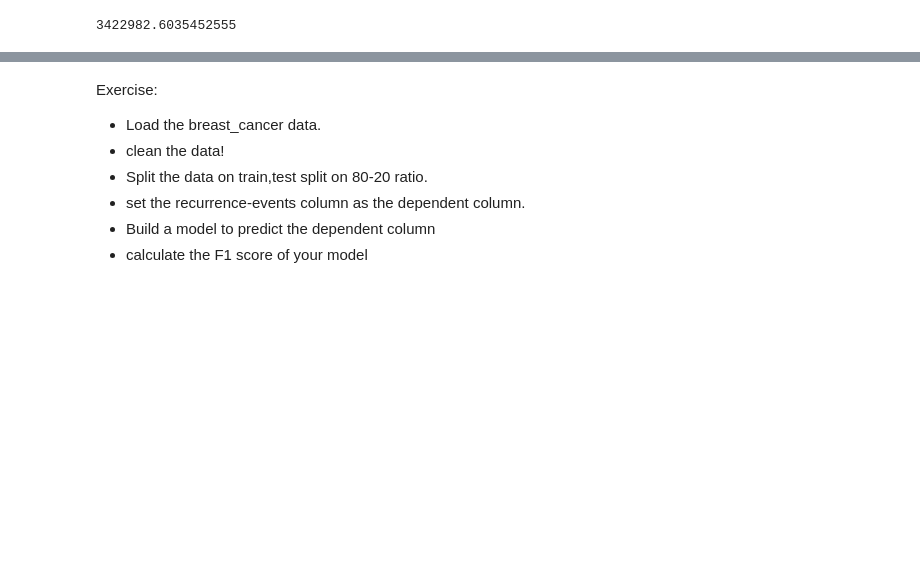
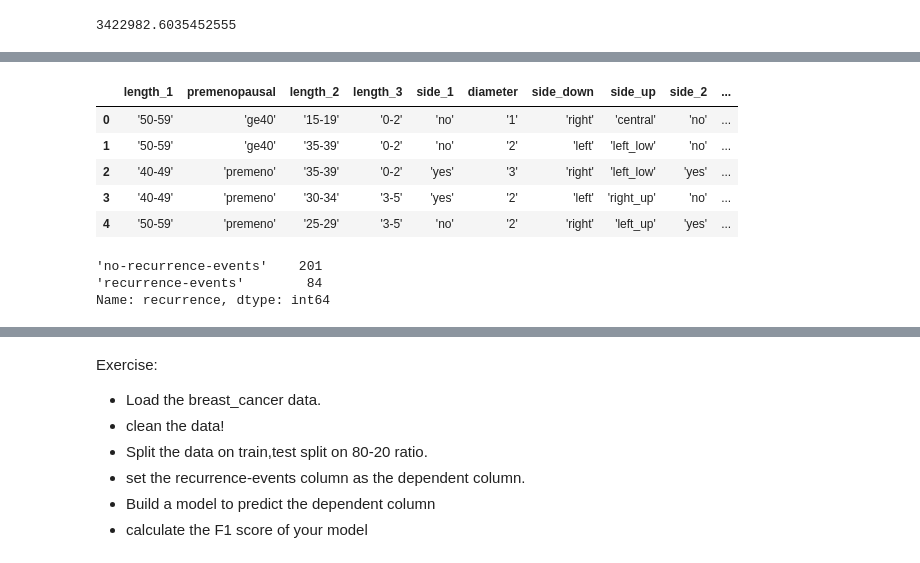
Before and after one commit to samsonafo/Introduction_to_Python, a Jupyter notebook: Introduction to Linear Regression.ipynb, the cells around one changed output, grey strips where cells are left out. Cells and saved outputs as stored; diff of their text form; code cells hidden in the pictures; blank space fills up the shorter version.

```diff
--- a/Introduction to Linear Regression.ipynb
+++ b/Introduction to Linear Regression.ipynb
@@ -581,0 +595,29 @@ mean_absolute_error(preds,y_test)
+# %%
+dict_columns={"'40-49'":'length_1',
+         "'premeno'":'premenopausal',
+         "'15-19'":'length_2',
+         "'0-2'":'length_3',
+         "'yes'":'side_1',
+         "'3'":'diameter',
+        "'right'":'side_down',
+         "'left_up'":'side_up',
+         "'no'":'side_2',
+         "'recurrence-events'":'recurrence'}
+
+df = df.rename(columns = dict_columns,
+            inplace = False)
+# %%
+df.head()
+# %% [output]
+|  | length_1 | premenopausal | length_2 | length_3 | side_1 | diameter | side_down | side_up | side_2 | ... |
+| 0 | '50-59' | 'ge40' | '15-19' | '0-2' | 'no' | '1' | 'right' | 'central' | 'no' | ... |
+| 1 | '50-59' | 'ge40' | '35-39' | '0-2' | 'no' | '2' | 'left' | 'left_low' | 'no' | ... |
+| 2 | '40-49' | 'premeno' | '35-39' | '0-2' | 'yes' | '3' | 'right' | 'left_low' | 'yes' | ... |
+| 3 | '40-49' | 'premeno' | '30-34' | '3-5' | 'yes' | '2' | 'left' | 'right_up' | 'no' | ... |
+| 4 | '50-59' | 'premeno' | '25-29' | '3-5' | 'no' | '2' | 'right' | 'left_up' | 'yes' | ... |
+# %%
+df.recurrence.value_counts()
+# %% [output]
+'no-recurrence-events'    201
+'recurrence-events'        84
+Name: recurrence, dtype: int64
```
Also changed, not shown: parts of 7 cells of this notebook, 27 other files.
